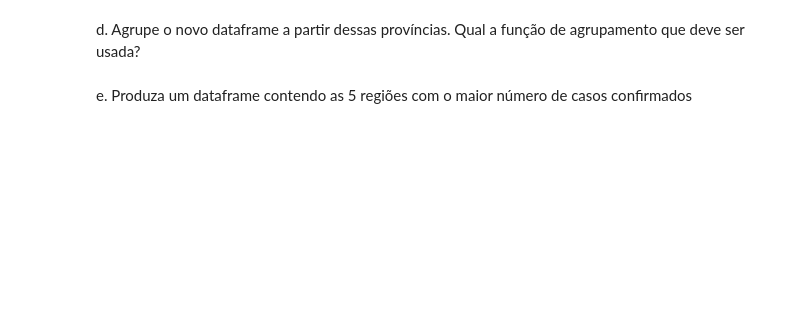
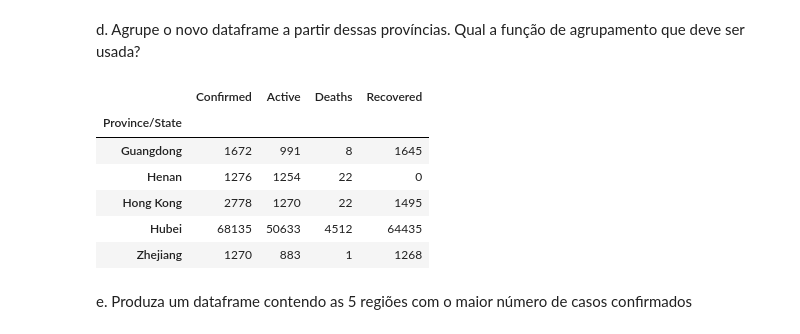
Before and after one commit to rodolpho-neves/treinamento_turma3, a Jupyter notebook: rodolpho-turma-3.ipynb, the cells around one changed output. Cells and saved outputs as stored; diff of their text form; code cells hidden in the pictures; blank space fills up the shorter version.

```diff
--- a/rodolpho-turma-3.ipynb
+++ b/rodolpho-turma-3.ipynb
@@ -228,4 +278,14 @@ c. Tome apenas as informações das features: “Confirmed”, “Active”, “
 # %% [markdown]
 d. Agrupe o novo dataframe a partir dessas províncias. Qual a função de agrupamento que deve ser usada?
+# %%
+df_covid_19_china_5_clean.groupby(by='Province/State').max()
+# %% [output]
+|  | Confirmed | Active | Deaths | Recovered |
+| Province/State |  |  |  |  |
+| Guangdong | 1672 | 991 | 8 | 1645 |
+| Henan | 1276 | 1254 | 22 | 0 |
+| Hong Kong | 2778 | 1270 | 22 | 1495 |
+| Hubei | 68135 | 50633 | 4512 | 64435 |
+| Zhejiang | 1270 | 883 | 1 | 1268 |
 # %% [markdown]
 e. Produza um dataframe contendo as 5 regiões com o maior número de casos confirmados
```
Also changed, not shown: parts of 23 cells of this notebook.
